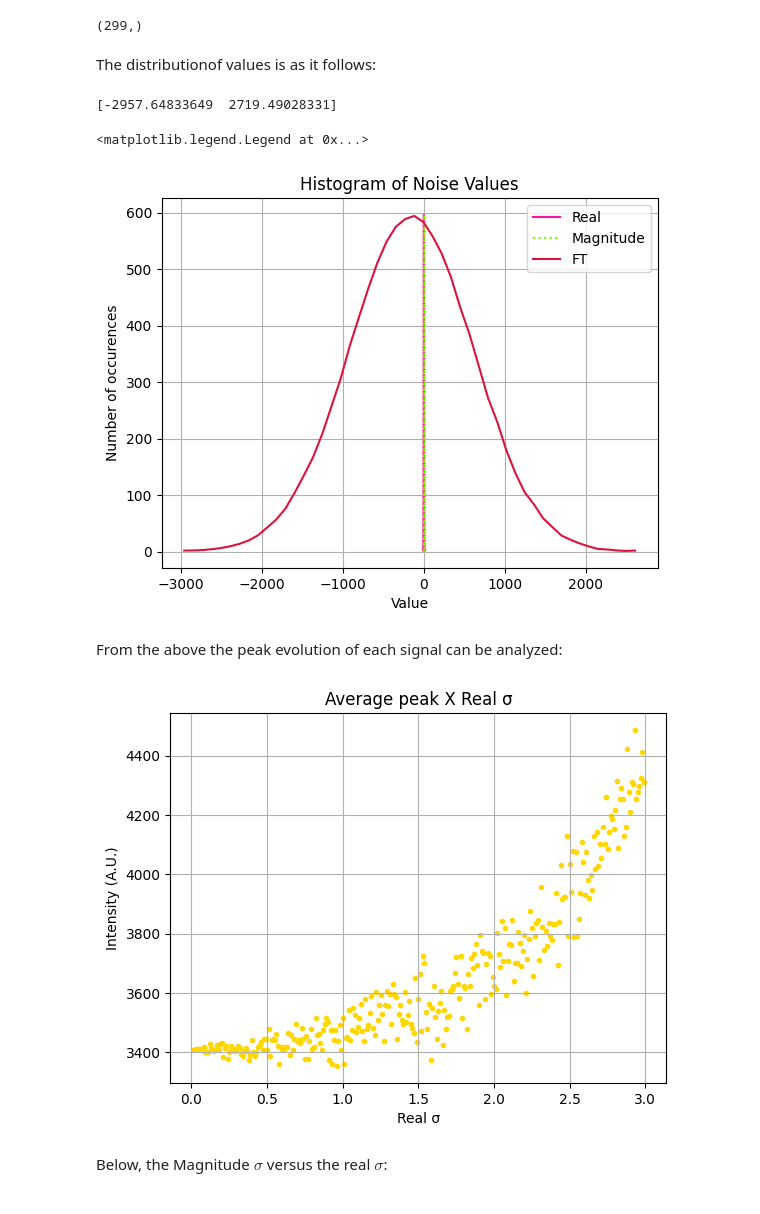
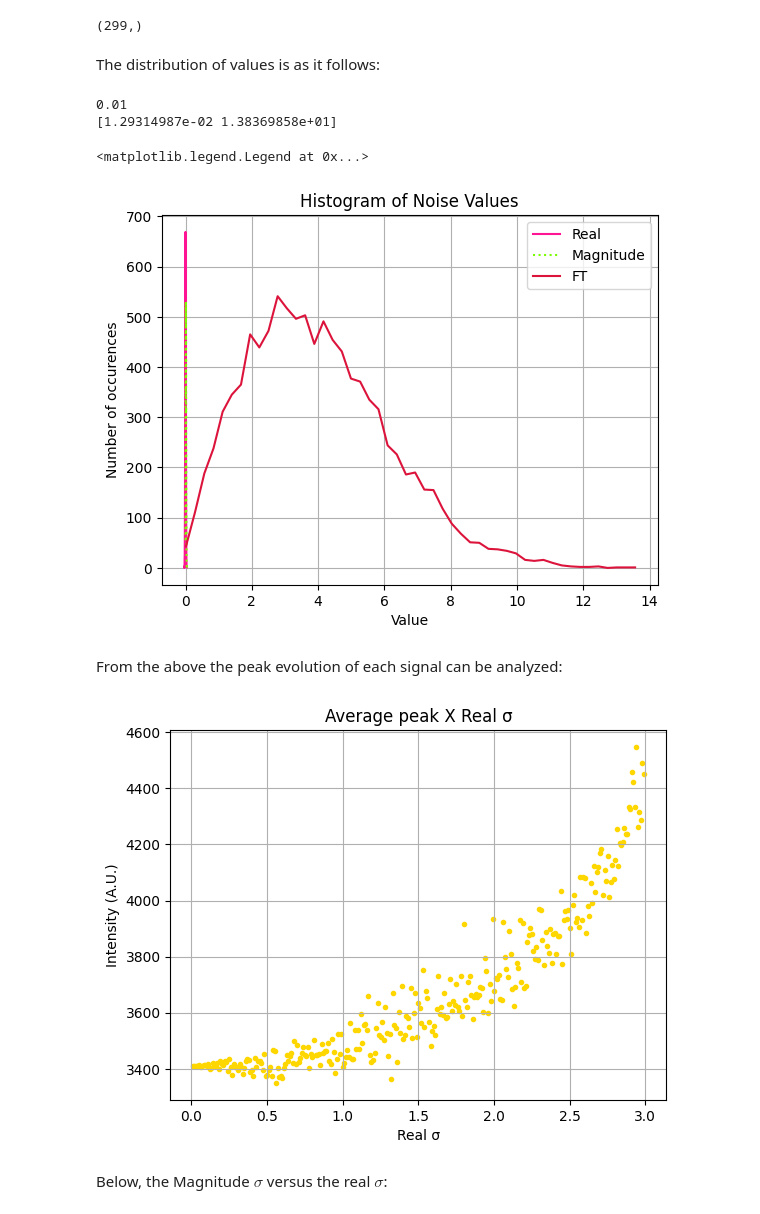
Before and after one commit to JoaoDell/MRI-study, a Jupyter notebook: examples/sigma_relations.ipynb, the cells around one changed output. Saved outputs shown, nothing was run; the diff lists cells and outputs as text; code cells hidden in the pictures.

Commit message:
fix : histogram improvement

```diff
--- a/examples/sigma_relations.ipynb
+++ b/examples/sigma_relations.ipynb
@@ -181,7 +181,7 @@ sigma = 1.0
 center = 0.0
 a = 1.0
 
-n_avgs = 30
+n_avgs = 1
 
 gen_sigmas = np.zeros((n_avgs, sample_sigmas.size))
 gen_fft_sigmas = np.zeros((n_avgs, sample_sigmas.size))
@@ -221,7 +221,7 @@ for j in range(n_avgs):
 
         sig_fft = fftshift(fft(corrup, corrup.size))
         P_ffts[j, i] = np.nanmax(sig_fft)
-        _ft_hist, _ft_bin = np.histogram(sig_fft[n - r:n].real, bins)
+        _ft_hist, _ft_bin = np.histogram(np.abs(sig_fft[n - r:n]), bins)
         sig_fft = sig_fft/P_ffts[j, i] # Normalization addition to work with highest peak = 1.0
 
         ft_histogram[i] += _ft_hist/n_avgs
@@ -240,34 +240,36 @@ print(avg_gen_sigmas.shape)
 # %% [output]
 (299,)
 # %% [markdown]
-The distributionof values is as it follows:
+The distribution of values is as it follows:
 # %%
-i = 234
+i = 0
+print(sample_sigmas[i])
 
 print(ft_bin_limits[:, i])
 
 plt.plot(np.arange(real_bin_limits[0, i], real_bin_limits[1, i], (real_bin_limits[1, i] - real_bin_limits[0, i])/bins),
          real_histogram[i],
          label = "Real",
          c = "deeppink")
 plt.plot(np.arange( fid_bin_limits[0, i],  fid_bin_limits[1, i], (fid_bin_limits[1, i] - fid_bin_limits[0, i])/bins),
-         real_histogram[i],
+         fid_histogram[i],
          label = "Magnitude",
          linestyle = ":",
          c = "lawngreen")
 plt.plot(np.arange(  ft_bin_limits[0, i],   ft_bin_limits[1, i], (ft_bin_limits[1, i] - ft_bin_limits[0, i])/bins),
          ft_histogram[i],
          label = "FT",
          c = "crimson")
 plt.xlabel("Value")
 plt.ylabel("Number of occurences")
 plt.grid(True)
 plt.title("Histogram of Noise Values")
 plt.legend()
 # %% [output]
-[-2957.64833649  2719.49028331]
+0.01
+[1.29314987e-02 1.38369858e+01]
 <matplotlib.legend.Legend at 0x...>
-[figure, old version]
+[figure, new version]
 # %% [markdown]
 From the above the peak evolution of each signal can be analyzed:
 # %%
@@ -277,7 +279,7 @@ plt.xlabel("Real σ")
 plt.ylabel("Intensity (A.U.)")
 plt.grid(True)
 # %% [output]
-[figure, old version]
+[figure, new version]
 # %% [markdown]
 Below, the Magnitude $\sigma$ versus the real $\sigma$:
 # %%
```
Also changed, not shown: parts of 9 cells of this notebook.
